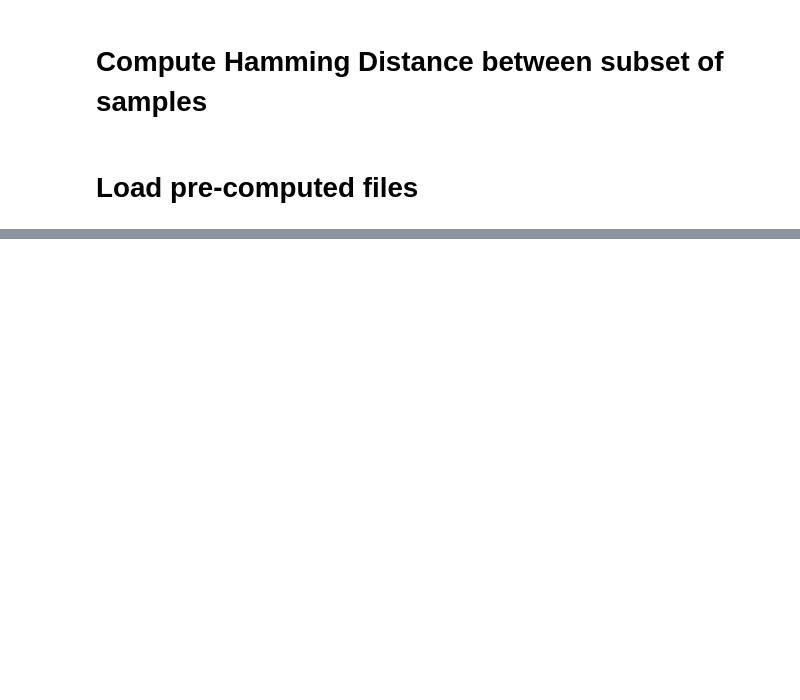
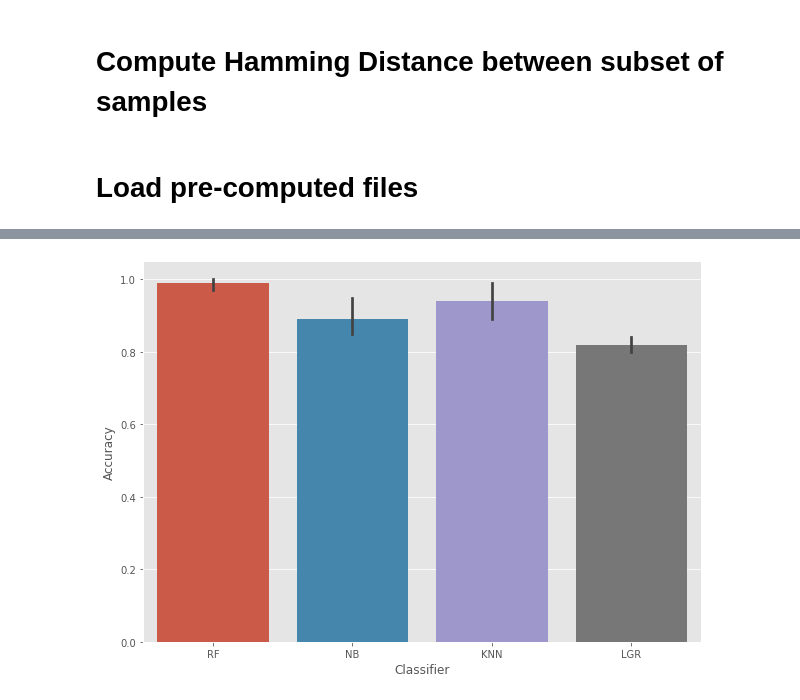
Before and after one commit to burgshrimps/geogenome, a Jupyter notebook: geogenome.ipynb, the cells around one changed output, grey strips where cells are left out. Saved outputs shown, nothing was run; the diff lists cells and outputs as text; code cells hidden in the pictures; blank space fills up the shorter version.

```diff
--- a/geogenome.ipynb
+++ b/geogenome.ipynb
@@ -136,0 +105,25 @@ sns.scatterplot(x='C1', y='C2', data=df_tsne, hue='superpop')
+# %%
+X, y = df.drop(['superpop', 'pop'], axis=1), df['superpop']
+# %%
+rf = RandomForestClassifier()
+nb = MultinomialNB()
+knn = KNeighborsClassifier()
+lgr = LogisticRegression(multi_class='multinomial')
+# %%
+classifiers = [rf, nb, knn, lgr]
+scores = np.array([])
+k = 5
+for clf in classifiers:
+    scores = np.append(scores, cross_val_score(clf, X, y, cv=k)[:])
+classifier_labels = []
+for label in ['RF', 'NB', 'KNN', 'LGR']:
+    classifier_labels += [label] * k
+# %%
+df_scores = pd.DataFrame([scores, classifier_labels], index=['Accuracy', 'Classifier'])
+df_scores = df_scores.T
+# %%
+plt.figure(figsize=(10,7))
+sns.barplot(x='Classifier', y='Accuracy', data=df_scores)
+plt.show()
+# %% [output]
+[figure, added]
```
Also changed, not shown: parts of 13 cells of this notebook, 2 other files.
